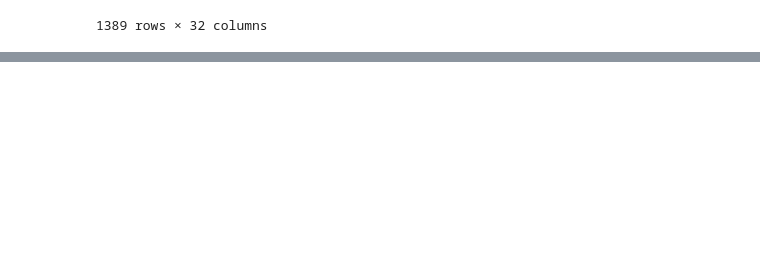
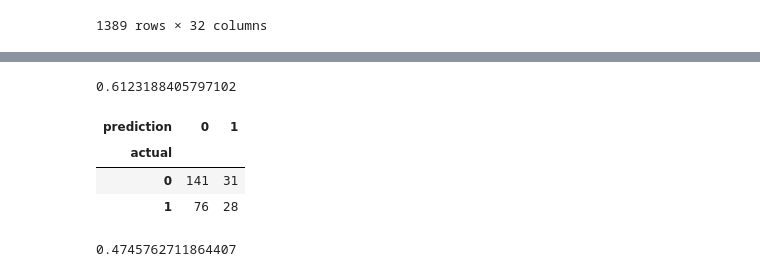
Before and after one commit to Hayden9898/Football-Match-Predictor, a Jupyter notebook: football_match_prediction.ipynb, the cells around one changed output, grey strips where cells are left out. Drawn from its saved outputs; the diff is of its cells as text; code cells hidden in the pictures; blank space fills up the shorter version.

```diff
--- a/football_match_prediction.ipynb
+++ b/football_match_prediction.ipynb
@@ -103,0 +106,2 @@ rf.fit(train[predictors], train["target"])
+# %%
+preds = rf.predict(test[predictors])
@@ -103,0 +112,13 @@ rf.fit(train[predictors], train["target"])
+# %%
+acc
+# %% [output]
+0.6123188405797102
+# %%
+combined = pd.DataFrame(dict(actual=test["target"], prediction=preds))
+# %%
+pd.crosstab(index=combined["actual"], columns=combined["prediction"])
+# %% [output]
+| prediction | 0 | 1 |
+| actual |  |  |
+| 0 | 141 | 31 |
+| 1 | 76 | 28 |
@@ -103,0 +127,4 @@ rf.fit(train[predictors], train["target"])
+# %%
+precision_score(test["target"], preds)
+# %% [output]
+0.4745762711864407
```
Also changed, not shown: parts of 5 cells of this notebook.
